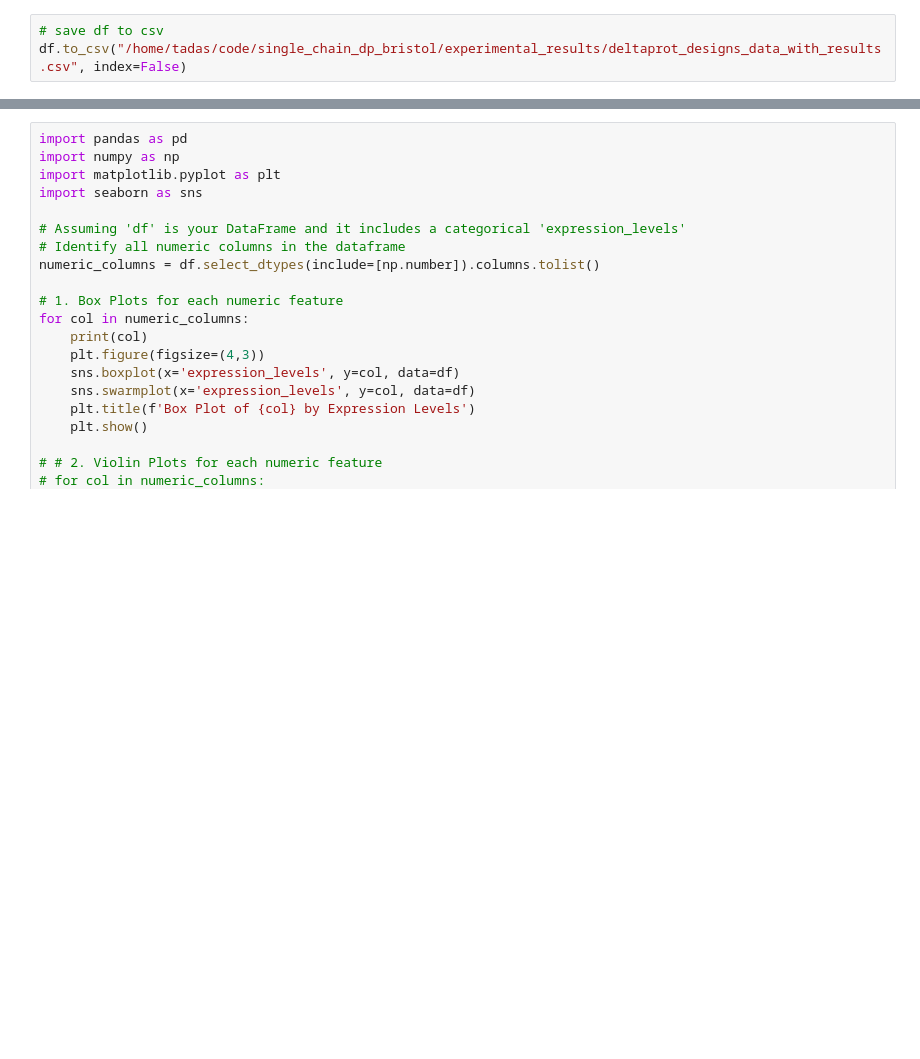
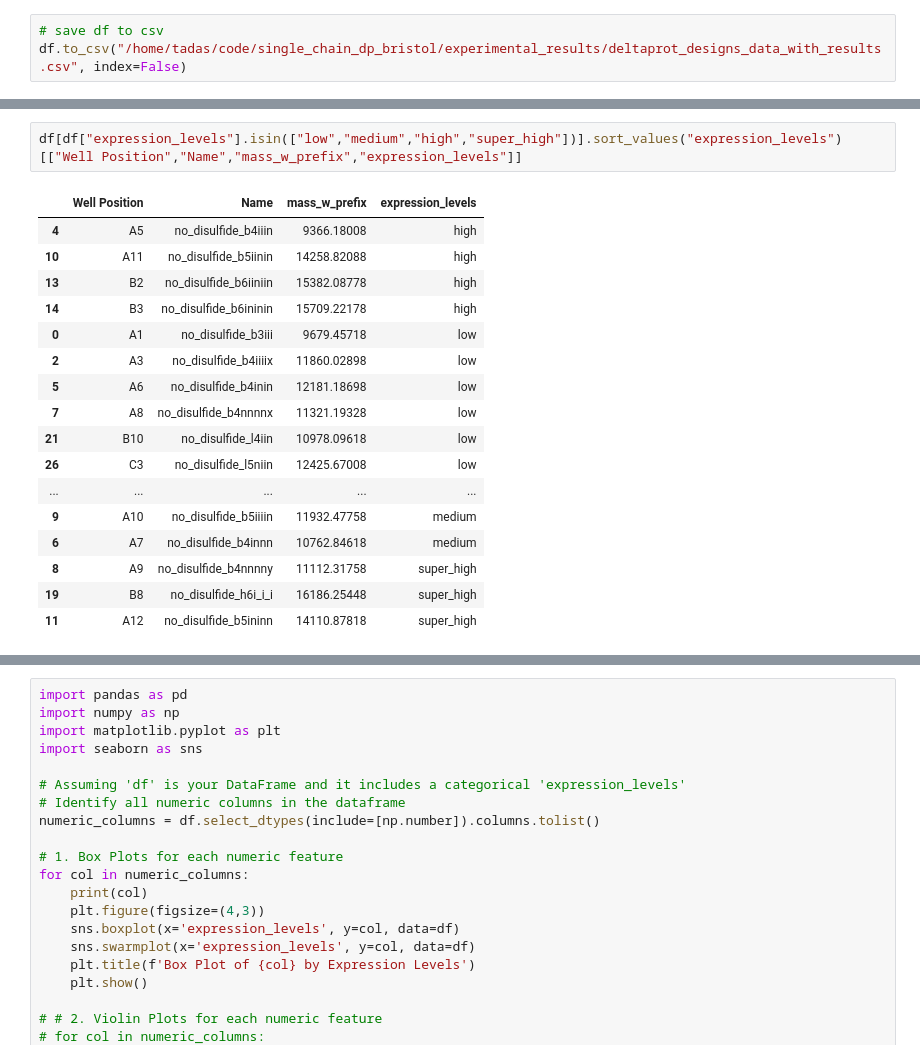
Before and after one commit to profdocpizza/deltaproteinsBristol, a Jupyter notebook: experimental_results.ipynb, the cells around one changed output, grey strips where cells are left out. Cells and saved outputs as stored; diff of their text form; blank space fills up the shorter version.

```diff
--- a/experimental_results.ipynb
+++ b/experimental_results.ipynb
@@ -57,0 +114,20 @@ df.to_csv("/home/tadas/code/single_chain_dp_bristol/experimental_results/deltapr
+# %%
+df[df["expression_levels"].isin(["low","medium","high","super_high"])].sort_values("expression_levels")[["Well Position","Name","mass_w_prefix","expression_levels"]]
+# %% [output]
+|  | Well Position | Name | mass_w_prefix | expression_levels |
+| 4 | A5 | no_disulfide_b4iiin | 9366.18008 | high |
+| 10 | A11 | no_disulfide_b5iinin | 14258.82088 | high |
+| 13 | B2 | no_disulfide_b6iiniin | 15382.08778 | high |
+| 14 | B3 | no_disulfide_b6ininin | 15709.22178 | high |
+| 0 | A1 | no_disulfide_b3iii | 9679.45718 | low |
+| 2 | A3 | no_disulfide_b4iiiix | 11860.02898 | low |
+| 5 | A6 | no_disulfide_b4inin | 12181.18698 | low |
+| 7 | A8 | no_disulfide_b4nnnnx | 11321.19328 | low |
+| 21 | B10 | no_disulfide_l4iin | 10978.09618 | low |
+| 26 | C3 | no_disulfide_l5niin | 12425.67008 | low |
+| ... | ... | ... | ... | ... |
+| 9 | A10 | no_disulfide_b5iiiin | 11932.47758 | medium |
+| 6 | A7 | no_disulfide_b4innn | 10762.84618 | medium |
+| 8 | A9 | no_disulfide_b4nnnny | 11112.31758 | super_high |
+| 19 | B8 | no_disulfide_h6i_i_i | 16186.25448 | super_high |
+| 11 | A12 | no_disulfide_b5ininn | 14110.87818 | super_high |
```
Also changed, not shown: parts of 7 cells of this notebook, 2 other files.
